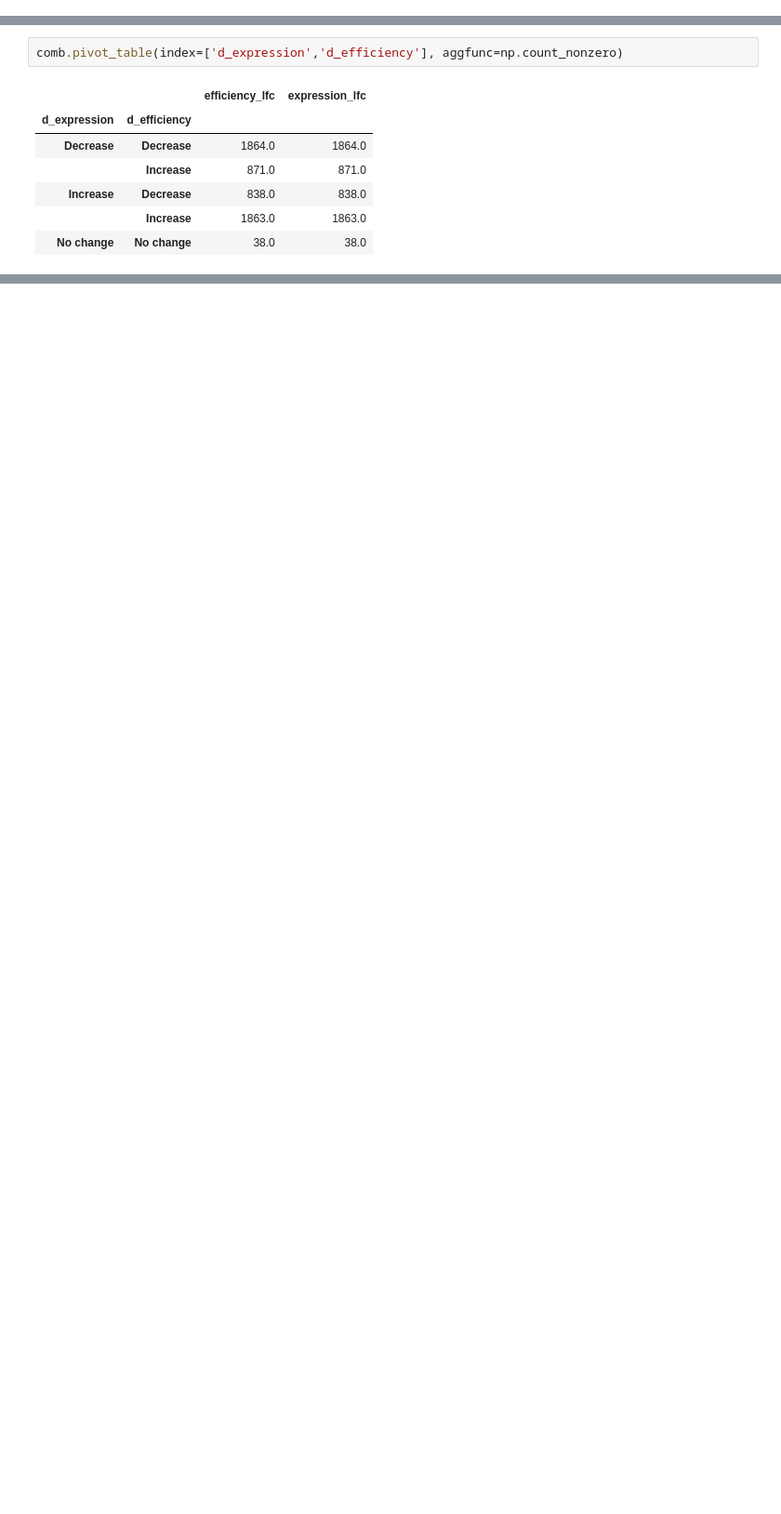
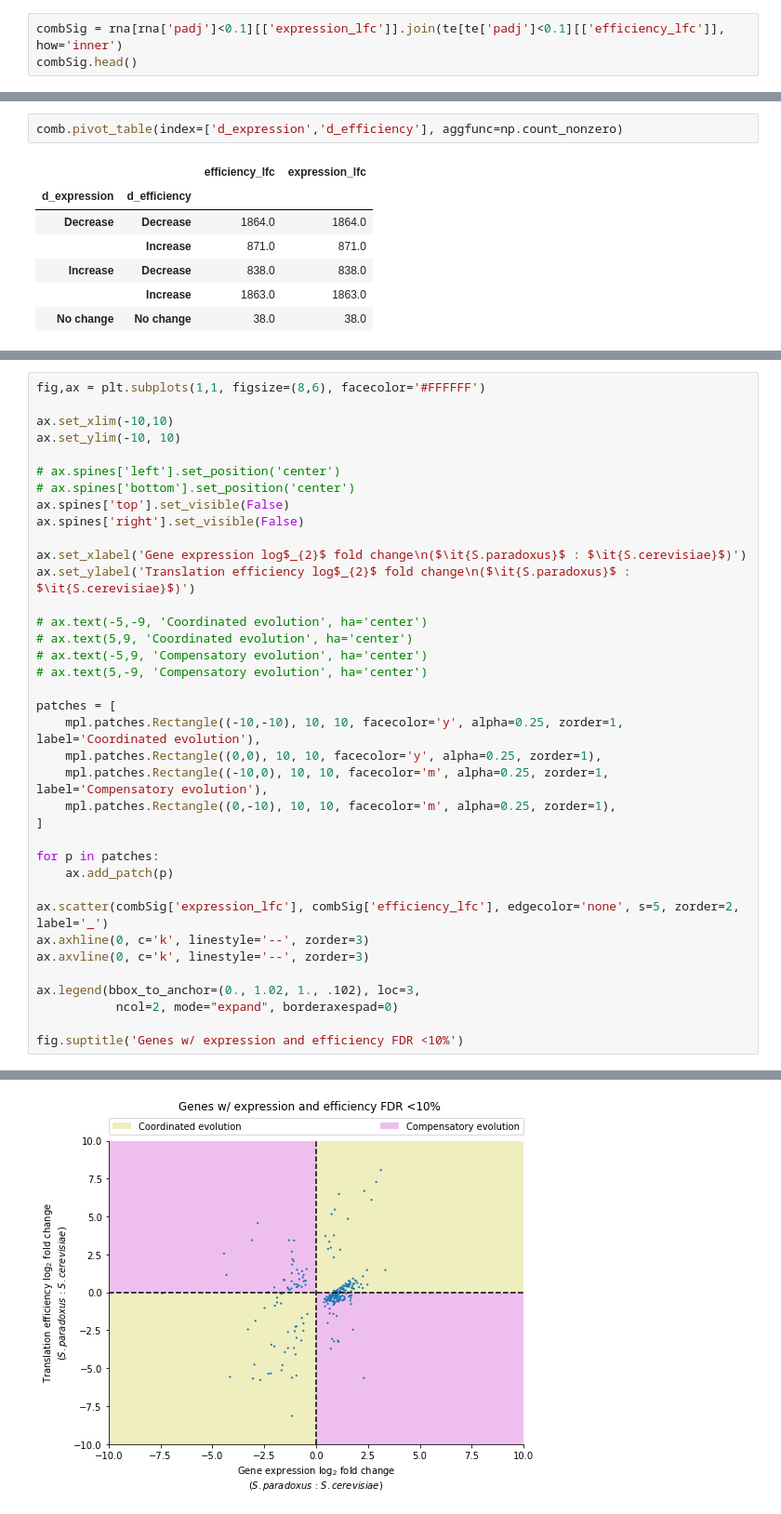
Before and after one commit to patelravip/BIOL8250-final, a Jupyter notebook: Process final results.ipynb, the cells around one changed output, grey strips where cells are left out. Shown at 93% size. Saved outputs shown, nothing was run; the diff lists cells and outputs as text; blank space fills up the shorter version.

```diff
--- a/Process final results.ipynb
+++ b/Process final results.ipynb
@@ -129,3 +129,6 @@ comb.head()
 | YAL003W | 0.517269 | 0.141747 |
 | YAL005C | -0.731109 | -1.566673 |
 | YAL007C | 0.039403 | -0.332682 |
+# %%
+combSig = rna[rna['padj']<0.1][['expression_lfc']].join(te[te['padj']<0.1][['efficiency_lfc']], how='inner')
+combSig.head()
@@ -198,0 +226,38 @@ ax.legend(bbox_to_anchor=(0., 1.02, 1., .102), loc=3,
+# %%
+fig,ax = plt.subplots(1,1, figsize=(8,6), facecolor='#FFFFFF')
+
+ax.set_xlim(-10,10)
+ax.set_ylim(-10, 10)
+
+# ax.spines['left'].set_position('center')
+# ax.spines['bottom'].set_position('center')
+ax.spines['top'].set_visible(False)
+ax.spines['right'].set_visible(False)
+
+ax.set_xlabel('Gene expression log$_{2}$ fold change\n($\it{S.paradoxus}$ : $\it{S.cerevisiae}$)')
+ax.set_ylabel('Translation efficiency log$_{2}$ fold change\n($\it{S.paradoxus}$ : $\it{S.cerevisiae}$)')
+
+# ax.text(-5,-9, 'Coordinated evolution', ha='center')
+# ax.text(5,9, 'Coordinated evolution', ha='center')
+# ax.text(-5,9, 'Compensatory evolution', ha='center')
+# ax.text(5,-9, 'Compensatory evolution', ha='center')
+
+patches = [
+    mpl.patches.Rectangle((-10,-10), 10, 10, facecolor='y', alpha=0.25, zorder=1, label='Coordinated evolution'),
+    mpl.patches.Rectangle((0,0), 10, 10, facecolor='y', alpha=0.25, zorder=1),
+    mpl.patches.Rectangle((-10,0), 10, 10, facecolor='m', alpha=0.25, zorder=1, label='Compensatory evolution'),
+    mpl.patches.Rectangle((0,-10), 10, 10, facecolor='m', alpha=0.25, zorder=1),
+]
+
+for p in patches:
+    ax.add_patch(p)
+
+ax.scatter(combSig['expression_lfc'], combSig['efficiency_lfc'], edgecolor='none', s=5, zorder=2, label='_')
+ax.axhline(0, c='k', linestyle='--', zorder=3)
+ax.axvline(0, c='k', linestyle='--', zorder=3)
+
+ax.legend(bbox_to_anchor=(0., 1.02, 1., .102), loc=3,
+           ncol=2, mode="expand", borderaxespad=0)
+
+fig.suptitle('Genes w/ expression and efficiency FDR <10%')
+# %% [output]
@@ -198,0 +265 @@ ax.legend(bbox_to_anchor=(0., 1.02, 1., .102), loc=3,
+[figure, added]
```
Also changed, not shown: parts of 7 cells of this notebook.
